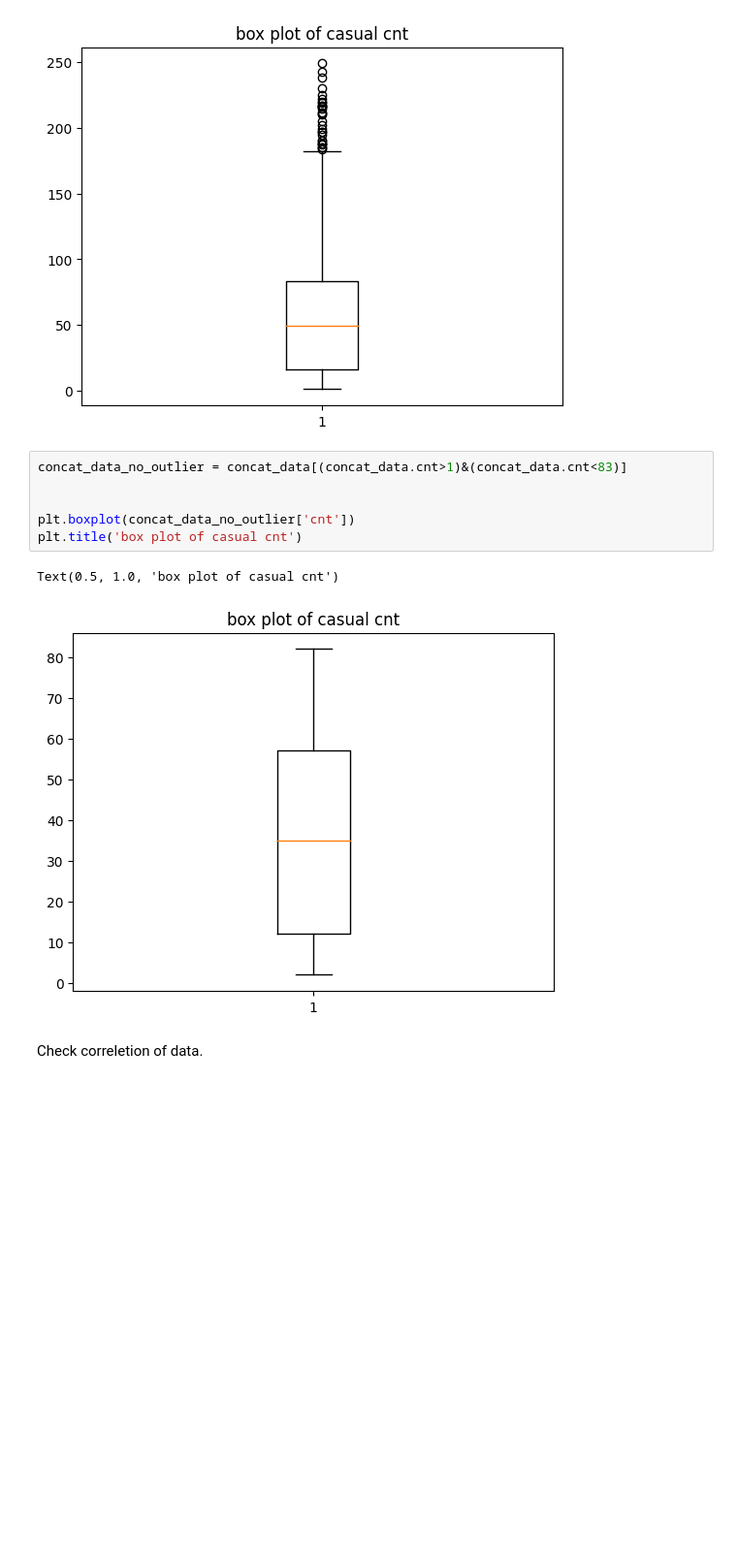
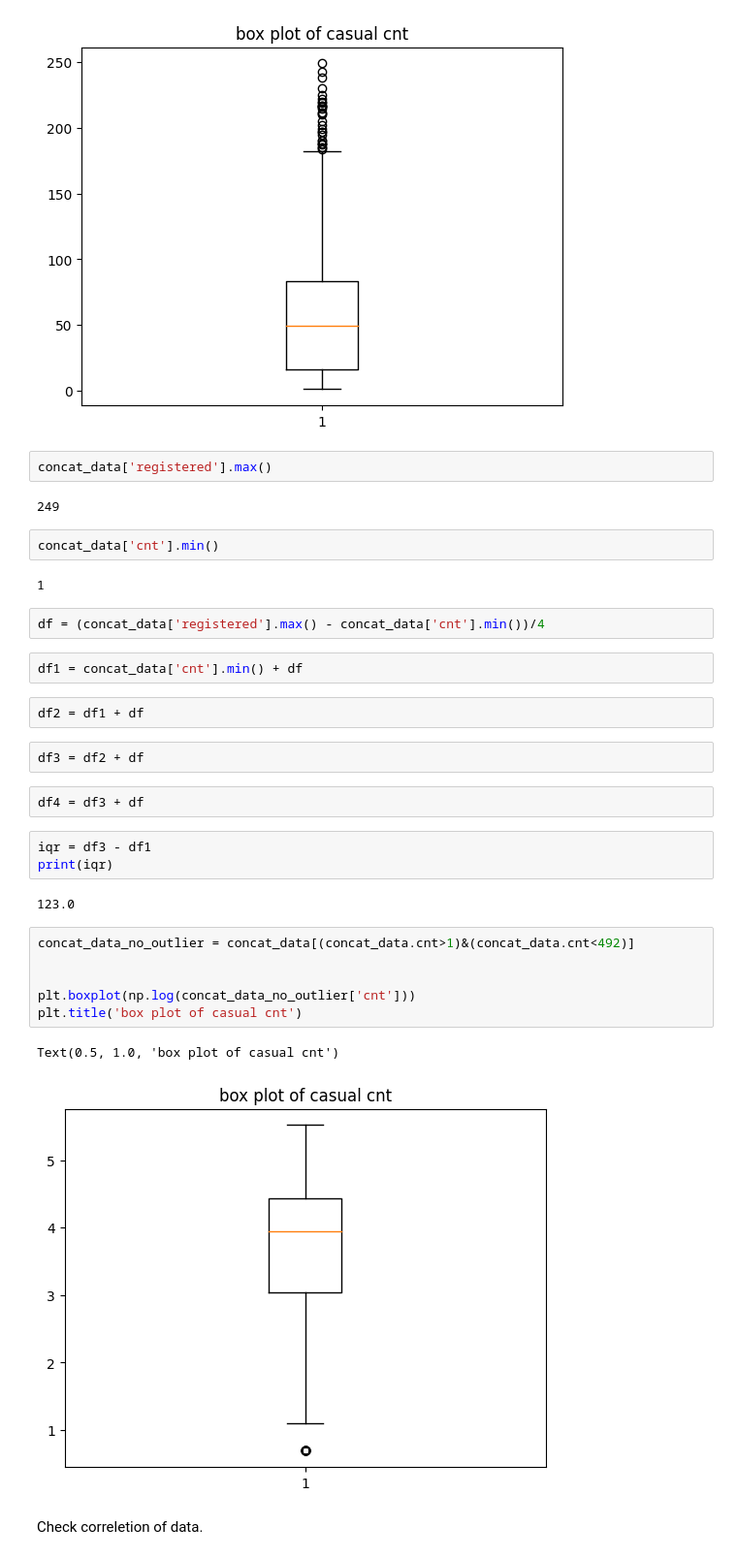
Before and after one commit to Savaliyaniks1/project_2, a Jupyter notebook: Project_2.ipynb, the cells around one changed output. Shown at 97% size. Drawn from its saved outputs; the diff is of its cells as text; blank space fills up the shorter version.

```diff
--- a/Project_2.ipynb
+++ b/Project_2.ipynb
@@ -562,15 +608,38 @@ plt.title('box plot of casual cnt')
 # %% [output]
 Text(0.5, 1.0, 'box plot of casual cnt')
 [figure]
+# %%
+concat_data['registered'].max()
+# %% [output]
+249
+# %%
+concat_data['cnt'].min()
+# %% [output]
+1
+# %%
+df = (concat_data['registered'].max() - concat_data['cnt'].min())/4
+# %%
+df1 = concat_data['cnt'].min() + df
+# %%
+df2 = df1 + df
+# %%
+df3 = df2 + df
+# %%
+df4 = df3 + df
+# %%
+iqr = df3 - df1
+print(iqr)
+# %% [output]
+123.0
 # %%
-concat_data_no_outlier = concat_data[(concat_data.cnt>1)&(concat_data.cnt<83)]
+concat_data_no_outlier = concat_data[(concat_data.cnt>1)&(concat_data.cnt<492)]
 
 
-plt.boxplot(concat_data_no_outlier['cnt'])
+plt.boxplot(np.log(concat_data_no_outlier['cnt']))
 plt.title('box plot of casual cnt')
 # %% [output]
 Text(0.5, 1.0, 'box plot of casual cnt')
-[figure, old version]
+[figure, new version]
 # %% [markdown]
 Check correletion of data.
 # %%
```
Also changed, not shown: parts of 19 cells of this notebook.
